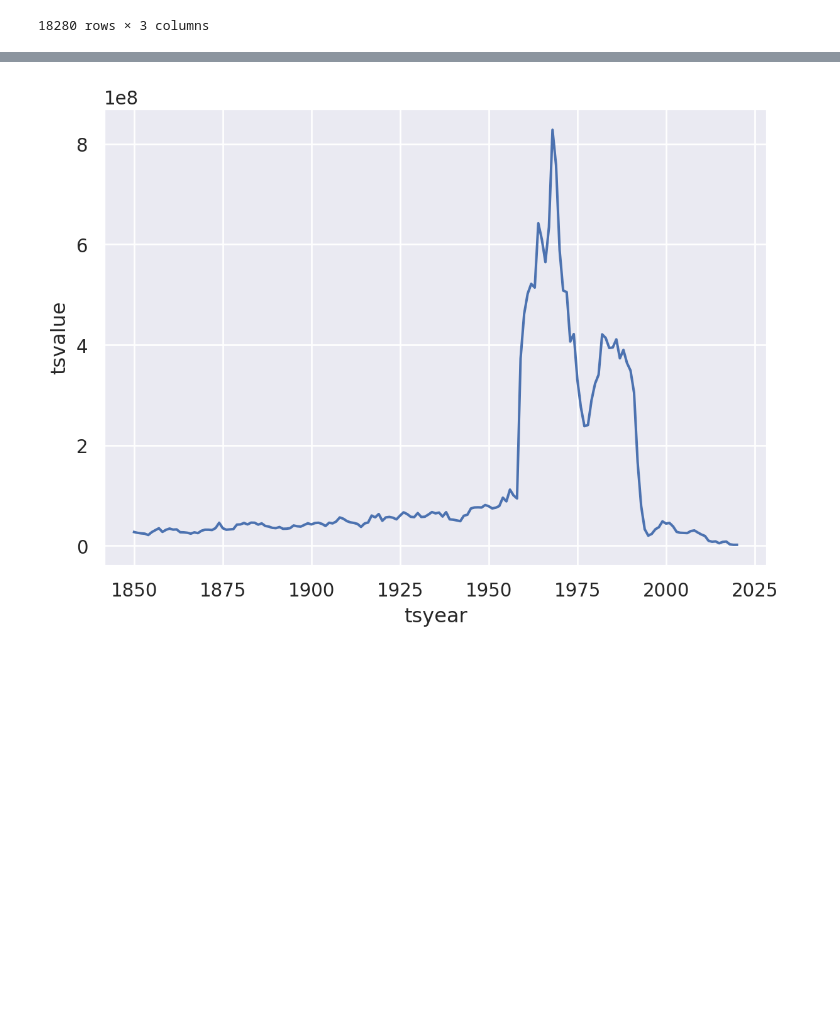
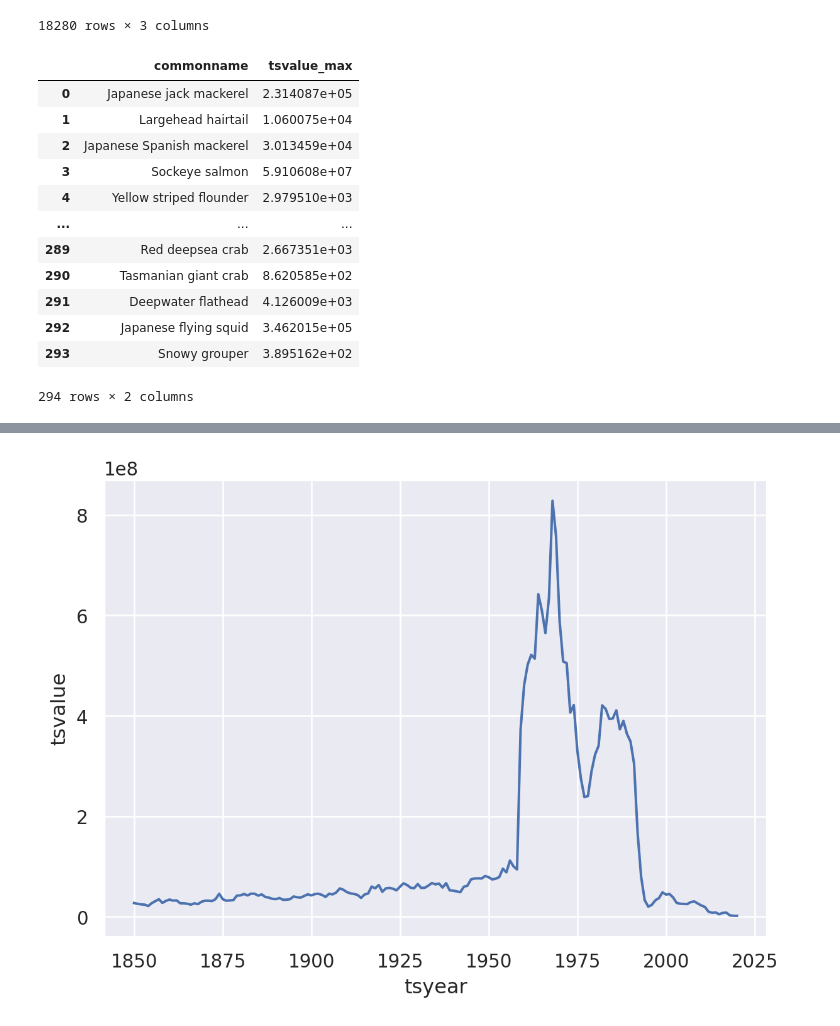
Before and after one commit to espm-288/fish-la-erg-fish, a Jupyter notebook: notebook.ipynb, the cells around one changed output, grey strips where cells are left out. Drawn from its saved outputs; the diff is of its cells as text; code cells hidden in the pictures; blank space fills up the shorter version.

```diff
--- a/notebook.ipynb
+++ b/notebook.ipynb
@@ -181,3 +181,20 @@ fish_landings.execute()
 | 18278 | 1985 | Shortfin mako | 1765.534883 |
 | 18279 | 2014 | Shortfin mako | 926.566992 |
 18280 rows × 3 columns
+# %%
+max_value = fish_landings.group_by(_.commonname).aggregate(tsvalue_max=_.tsvalue.max())
+max_value.execute()
+# %% [output]
+|  | commonname | tsvalue_max |
+| 0 | Japanese jack mackerel | 2.314087e+05 |
+| 1 | Largehead hairtail | 1.060075e+04 |
+| 2 | Japanese Spanish mackerel | 3.013459e+04 |
+| 3 | Sockeye salmon | 5.910608e+07 |
+| 4 | Yellow striped flounder | 2.979510e+03 |
+| ... | ... | ... |
+| 289 | Red deepsea crab | 2.667351e+03 |
+| 290 | Tasmanian giant crab | 8.620585e+02 |
+| 291 | Deepwater flathead | 4.126009e+03 |
+| 292 | Japanese flying squid | 3.462015e+05 |
+| 293 | Snowy grouper | 3.895162e+02 |
+294 rows × 2 columns
```
Also changed, not shown: parts of 3 cells of this notebook.
